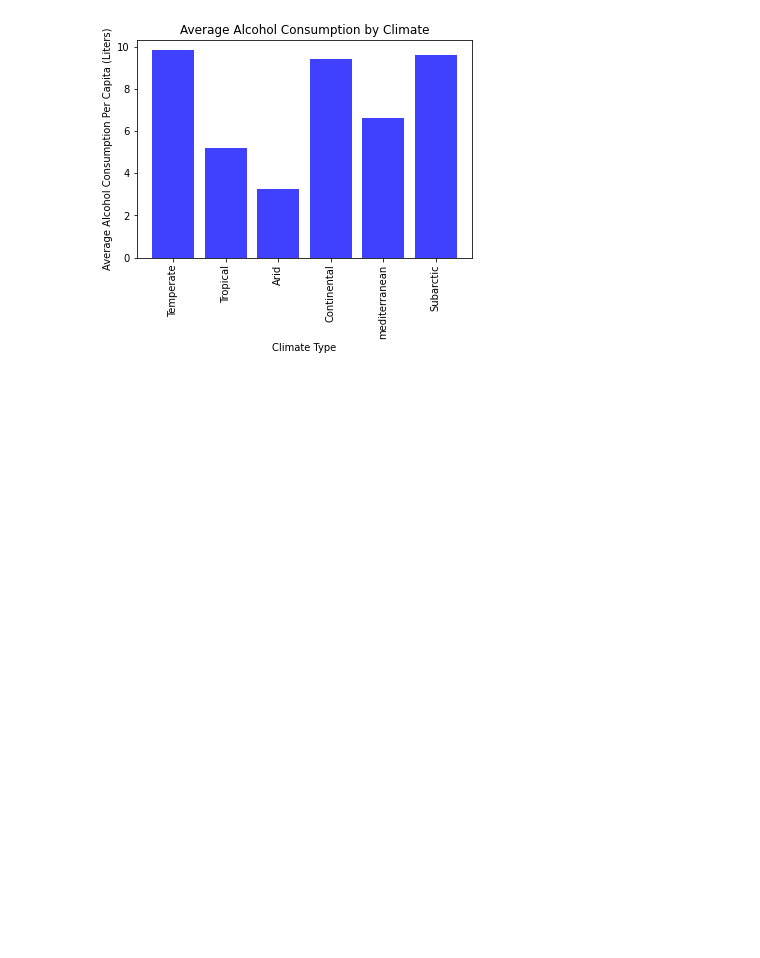
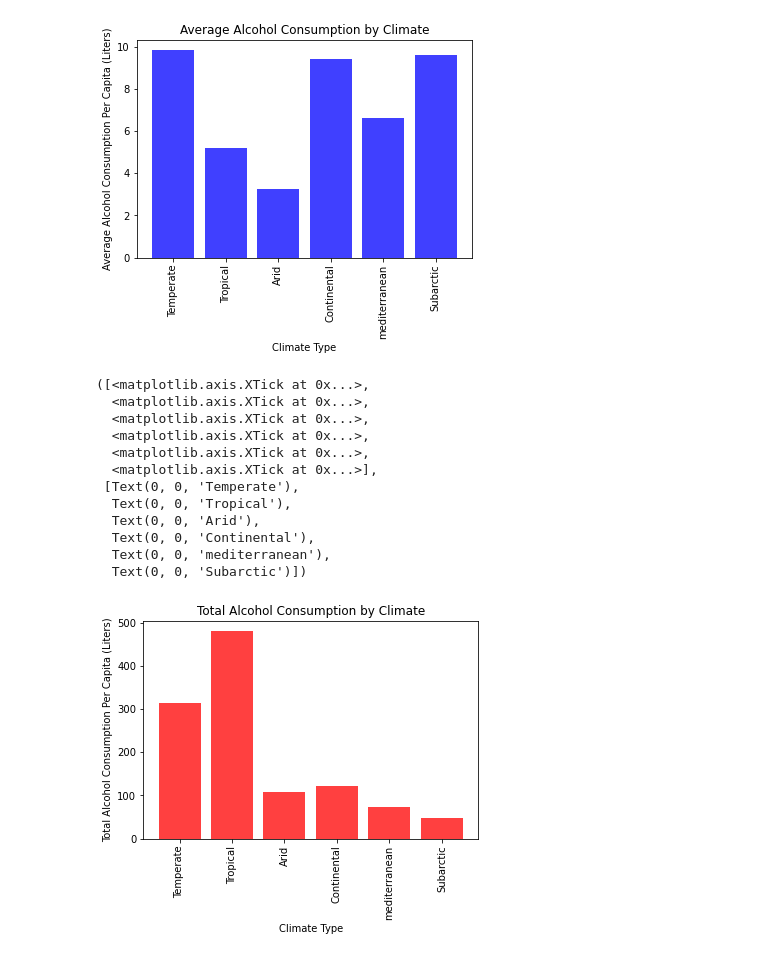
Before and after one commit to reccleston/data-analysis-project-1, a Jupyter notebook: stephen/Climate Stats.ipynb, the cells around one changed output. Cells and saved outputs as stored; diff of their text form; code cells hidden in the pictures; blank space fills up the shorter version.

Commit message:
Bar Charts

```diff
--- a/stephen/Climate Stats.ipynb
+++ b/stephen/Climate Stats.ipynb
@@ -185,3 +185,30 @@ plt.xticks(tick_locations, ["Temperate", "Tropical", "Arid", "Continental", "med
   Text(0, 0, 'mediterranean'),
   Text(0, 0, 'Subarctic')])
 [figure]
+# %%
+y = [temperate_consumption, tropical_consumption, arid_consumption, continental_consumption, mediterranean_consumption, subarctic_consumption]
+x = np.arange(len(y))
+
+
+plt.bar(x, y, color="r", alpha=0.75, align="center")
+
+plt.title("Total Alcohol Consumption by Climate")
+plt.xlabel("Climate Type")
+plt.ylabel("Total Alcohol Consumption Per Capita (Liters)")
+
+tick_locations = [value for value in x]
+plt.xticks(tick_locations, ["Temperate", "Tropical", "Arid", "Continental", "mediterranean", "Subarctic"], rotation = "vertical")
+# %% [output]
+([<matplotlib.axis.XTick at 0x...>,
+  <matplotlib.axis.XTick at 0x...>,
+  <matplotlib.axis.XTick at 0x...>,
+  <matplotlib.axis.XTick at 0x...>,
+  <matplotlib.axis.XTick at 0x...>,
+  <matplotlib.axis.XTick at 0x...>],
+ [Text(0, 0, 'Temperate'),
+  Text(0, 0, 'Tropical'),
+  Text(0, 0, 'Arid'),
+  Text(0, 0, 'Continental'),
+  Text(0, 0, 'mediterranean'),
+  Text(0, 0, 'Subarctic')])
+[figure, added]
```
